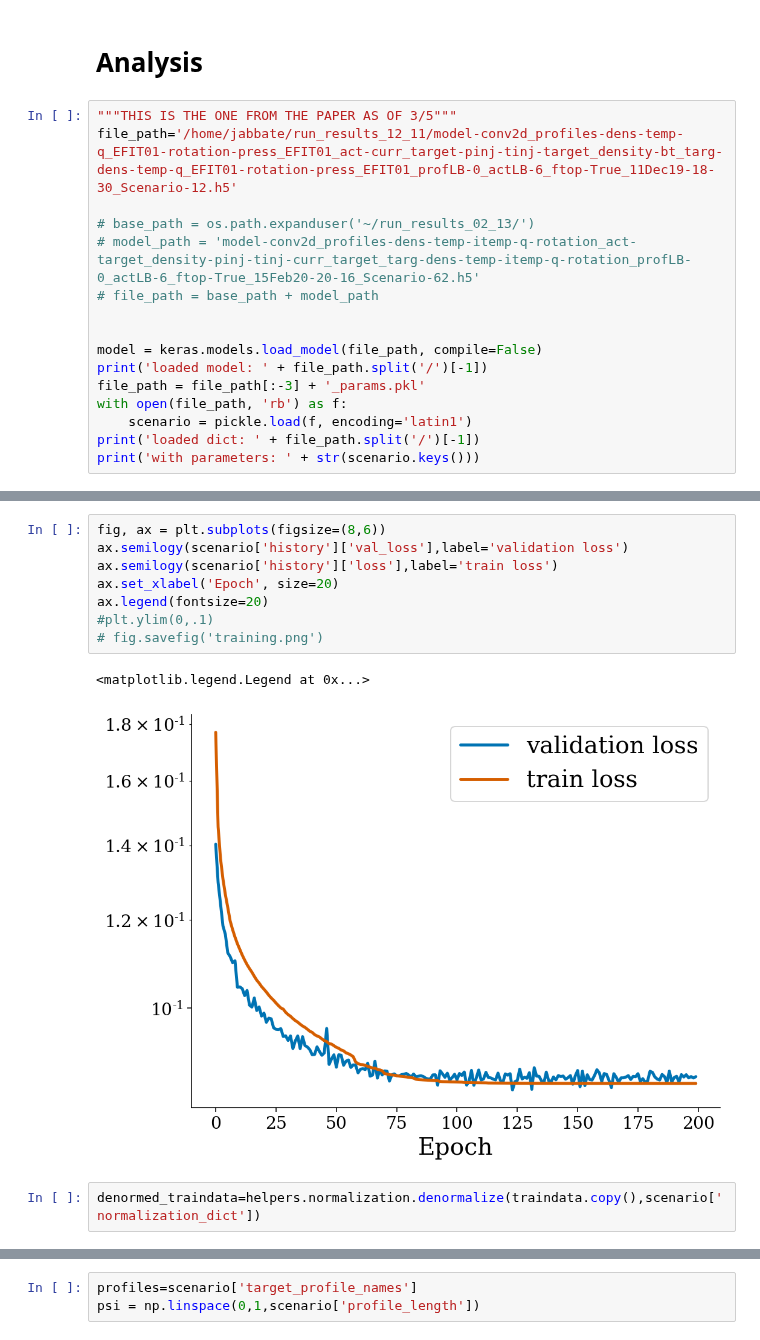
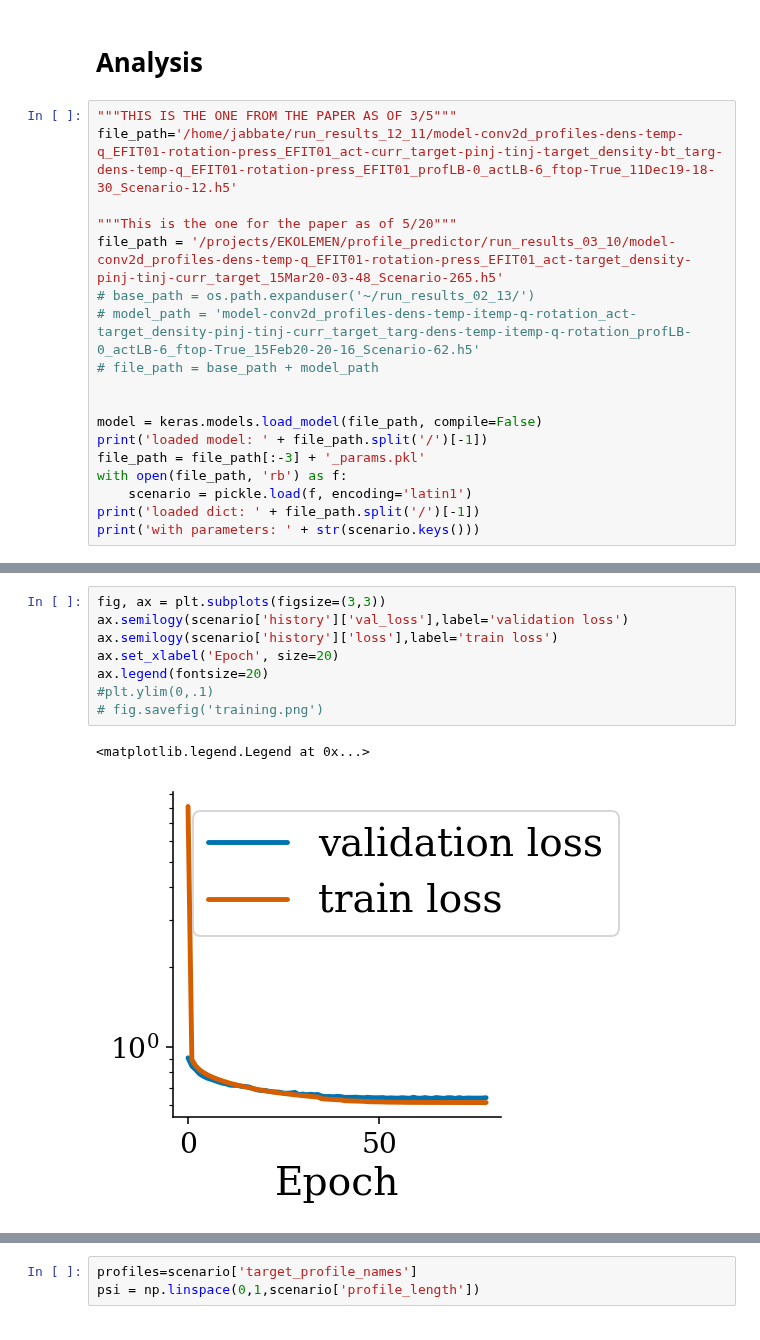
Before and after one commit to PlasmaControl/plasma-profile-predictor, a Jupyter notebook: notebooks/plots_for_paper.ipynb, the cells around one changed output, grey strips where cells are left out. Drawn from its saved outputs; the diff is of its cells as text.

Commit message:
finalish plots for paper, new notebook for analying RCN

```diff
--- a/notebooks/plots_for_paper.ipynb
+++ b/notebooks/plots_for_paper.ipynb
@@ -99,6 +97,8 @@ for i,c in enumerate(colorblind_colors):
 """THIS IS THE ONE FROM THE PAPER AS OF 3/5"""
 file_path='/home/jabbate/run_results_12_11/model-conv2d_profiles-dens-temp-q_EFIT01-rotation-press_EFIT01_act-curr_target-pinj-tinj-target_density-bt_targ-dens-temp-q_EFIT01-rotation-press_EFIT01_profLB-0_actLB-6_ftop-True_11Dec19-18-30_Scenario-12.h5'
 
+"""This is the one for the paper as of 5/20"""
+file_path = '/projects/EKOLEMEN/profile_predictor/run_results_03_10/model-conv2d_profiles-dens-temp-q_EFIT01-rotation-press_EFIT01_act-target_density-pinj-tinj-curr_target_15Mar20-03-48_Scenario-265.h5'
 # base_path = os.path.expanduser('~/run_results_02_13/')
 # model_path = 'model-conv2d_profiles-dens-temp-itemp-q-rotation_act-target_density-pinj-tinj-curr_target_targ-dens-temp-itemp-q-rotation_profLB-0_actLB-6_ftop-True_15Feb20-20-16_Scenario-62.h5'
 # file_path = base_path + model_path
@@ -161,13 +171,11 @@ Number of validation samples:  0
 # %%
-fig, ax = plt.subplots(figsize=(8,6))
+fig, ax = plt.subplots(figsize=(3,3))
 ax.semilogy(scenario['history']['val_loss'],label='validation loss')
 ax.semilogy(scenario['history']['loss'],label='train loss')
 ax.set_xlabel('Epoch', size=20)
 ax.legend(fontsize=20)
 #plt.ylim(0,.1)
 # fig.savefig('training.png')
 # %% [output]
 <matplotlib.legend.Legend at 0x...>
-[figure, old version]
+[figure, new version]
-# %%
-denormed_traindata=helpers.normalization.denormalize(traindata.copy(),scenario['normalization_dict'])
```
Also changed, not shown: parts of 86 cells of this notebook, 42 other files.
